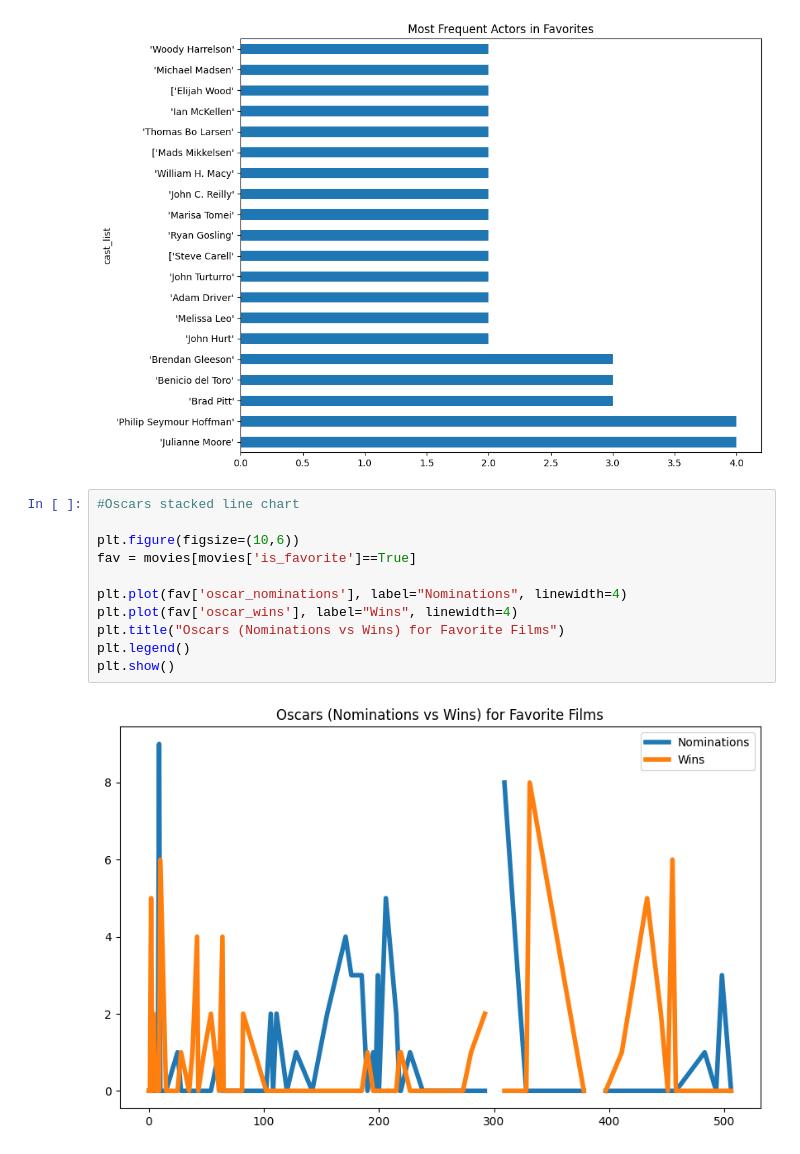
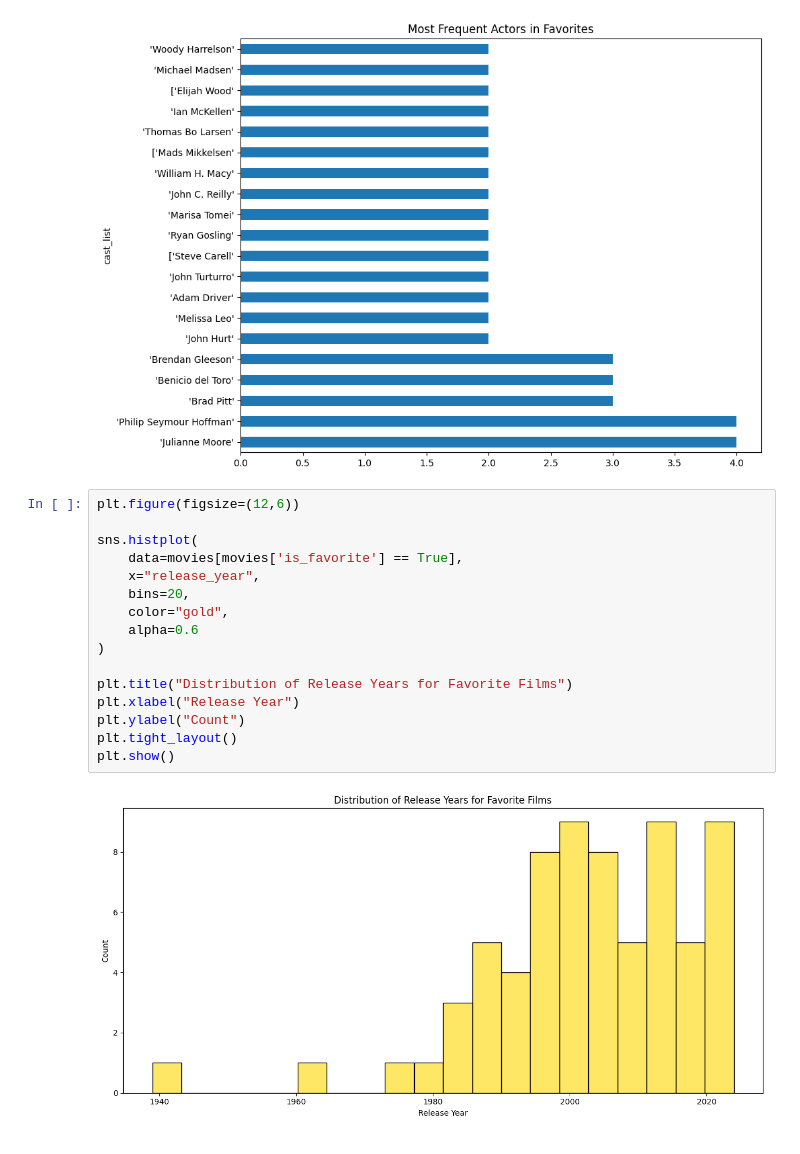
Before and after one commit to nerisius/DSA210-Personal-Data-Analyze-Project, a Jupyter notebook: favorite_analysis.ipynb, the cells around one changed output. Saved outputs shown, nothing was run; the diff lists cells and outputs as text.

```diff
--- a/favorite_analysis.ipynb
+++ b/favorite_analysis.ipynb
@@ -132,16 +132,21 @@ plt.title("Most Frequent Actors in Favorites")
 plt.show()
 # %% [output]
 [figure]
-# %%
-#Oscars stacked line chart
-
-plt.figure(figsize=(10,6))
-fav = movies[movies['is_favorite']==True]
-
-plt.plot(fav['oscar_nominations'], label="Nominations", linewidth=4)
-plt.plot(fav['oscar_wins'], label="Wins", linewidth=4)
-plt.title("Oscars (Nominations vs Wins) for Favorite Films")
-plt.legend()
-plt.show()
-# %% [output]
-[figure, removed]
+# %%
+plt.figure(figsize=(12,6))
+
+sns.histplot(
+    data=movies[movies['is_favorite'] == True],
+    x="release_year",
+    bins=20,
+    color="gold",
+    alpha=0.6
+)
+
+plt.title("Distribution of Release Years for Favorite Films")
+plt.xlabel("Release Year")
+plt.ylabel("Count")
+plt.tight_layout()
+plt.show()
+# %% [output]
+[figure, added]
```
Also changed, not shown: parts of 1 cell of this notebook, 2 other files.
